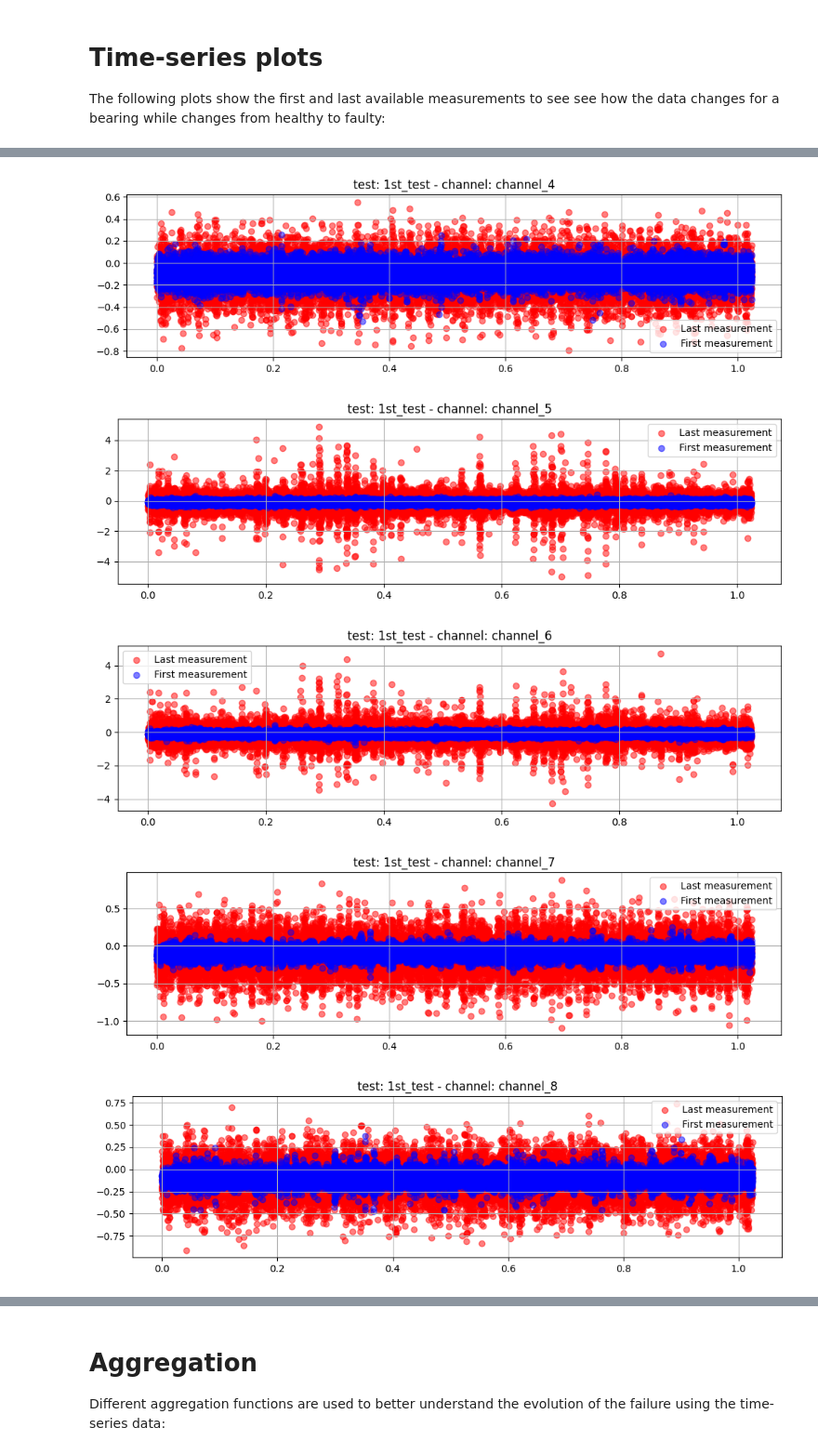
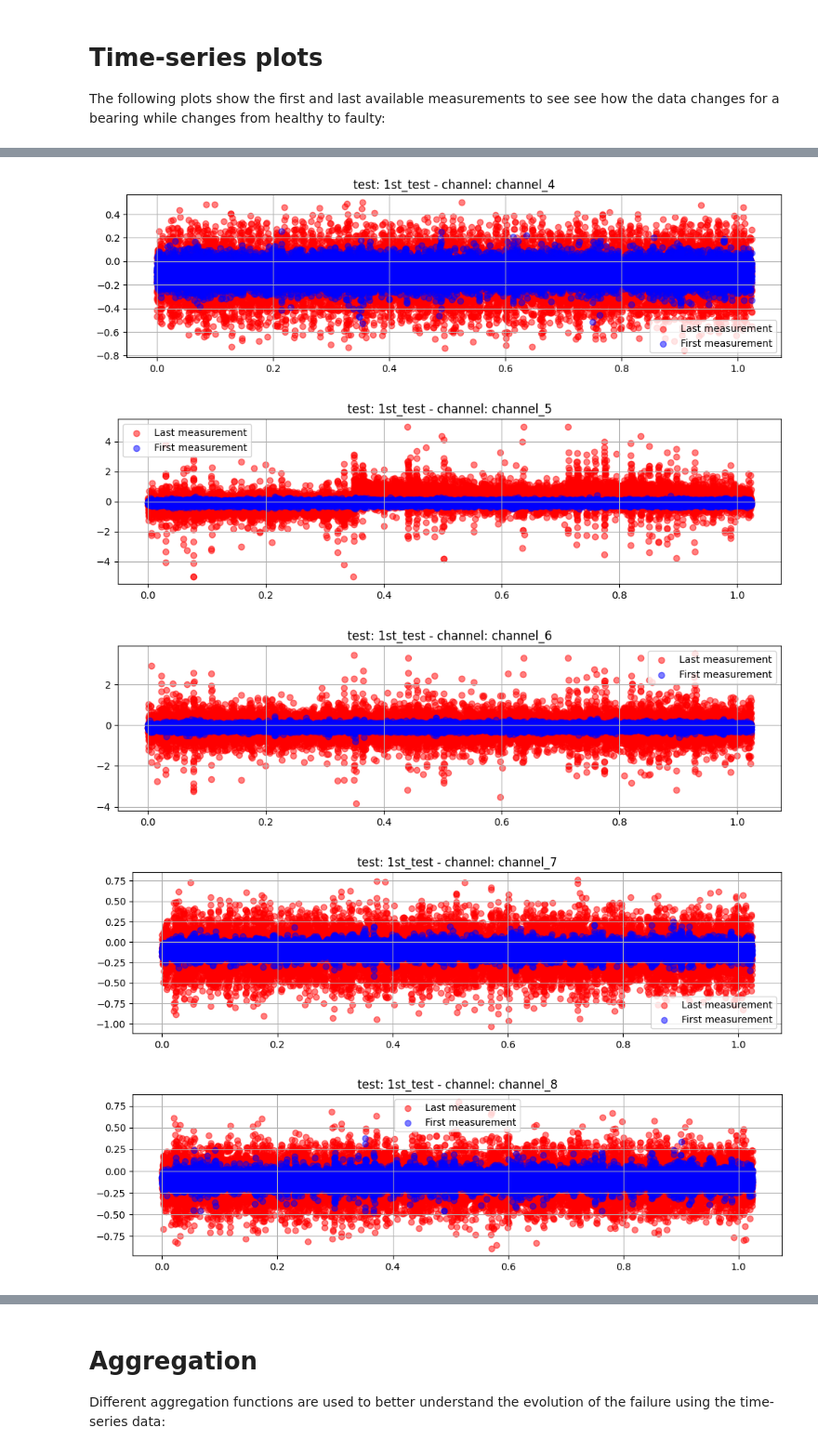
Before and after one commit to idloea/nasa-bearings, a Jupyter notebook: notebooks/time_series_analysis.ipynb, the cells around one changed output, grey strips where cells are left out. Shown at 93% size. Cells and saved outputs as stored; diff of their text form; code cells hidden in the pictures.

Commit message:
Update the time_series_analysis.ipynb notebook

```diff
--- a/notebooks/time_series_analysis.ipynb
+++ b/notebooks/time_series_analysis.ipynb
@@ -42,6 +42,7 @@ INPUTS = {
 # %%
 SAMPLING_RATE_IN_HERTZ = 20000
 MEASUREMENT_DURATION_IN_SECONDS = 1
+ACCEPTABLE_SENSOR_RANGE = 0.01
 # %% [markdown]
 # Read the data
 # %%
@@ -65,7 +66,8 @@ df_list_per_test = {}
 for test, file_path in complete_data_path_per_test.items():
     logger.info(f'test: {test}')
     column_names = INPUTS[test]['column_names']
-    df_list = read_nasa_vibration_files_in_directory(files_path=file_path, column_names=column_names,
-                                                     signal_resolution=signal_resolution)
+    df_list = read_nasa_vibration_files_in_directory(files_path=file_path, sensors=column_names,
+                                                     signal_resolution=signal_resolution,
+                                                     acceptable_sensor_range=ACCEPTABLE_SENSOR_RANGE)
     df_list_per_test[test] = df_list
 # %% [output]
@@ -82,8 +87,7 @@ for test, df_list in df_list_per_test.items():
     column_names = INPUTS[test]['column_names']
     for channel in column_names:
         plt.figure(figsize=(12, 3))
-        plt.scatter(df_list[-3]['measurement_time_in_seconds'], df_list[-3][channel], label='Last measurement', color='red', alpha=0.5)
-        # -3 considered as the last measurement, since the 2nd test last valid measurement is that one
+        plt.scatter(df_list[-1]['measurement_time_in_seconds'], df_list[-1][channel], label='Last measurement', color='red', alpha=0.5)
         plt.scatter(df_list[0]['measurement_time_in_seconds'], df_list[0][channel], label='First measurement', color='blue', alpha=0.5)
         plt.legend()
         plt.grid()
@@ -98,8 +102,8 @@ test: 3rd_test
-[figure, old version]
+[figure, new version]
-[figure, old version]
+[figure, new version]
-[figure, old version]
+[figure, new version]
-[figure, old version]
+[figure, new version]
-[figure, old version]
+[figure, new version]
 [figure]
 [figure]
 [figure]
```
Also changed, not shown: parts of 2 cells of this notebook.
